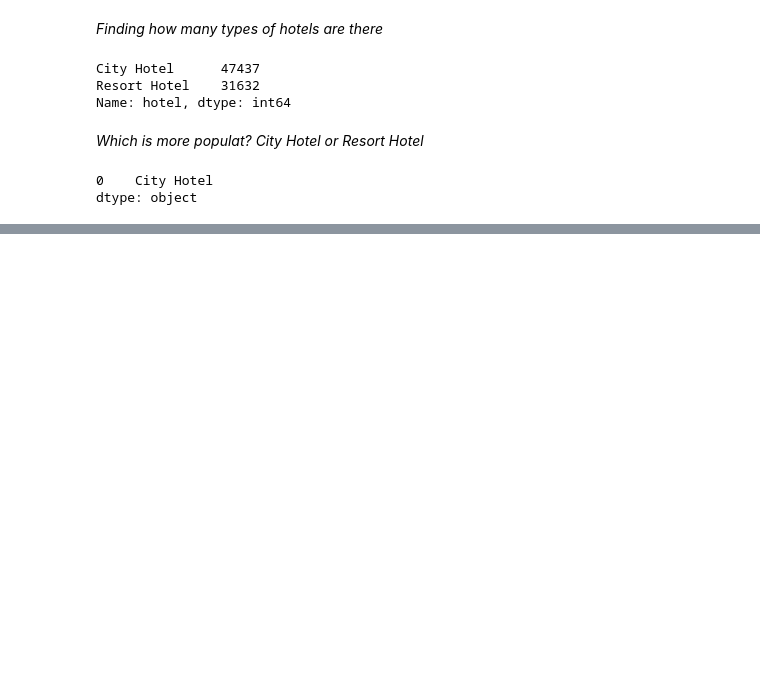
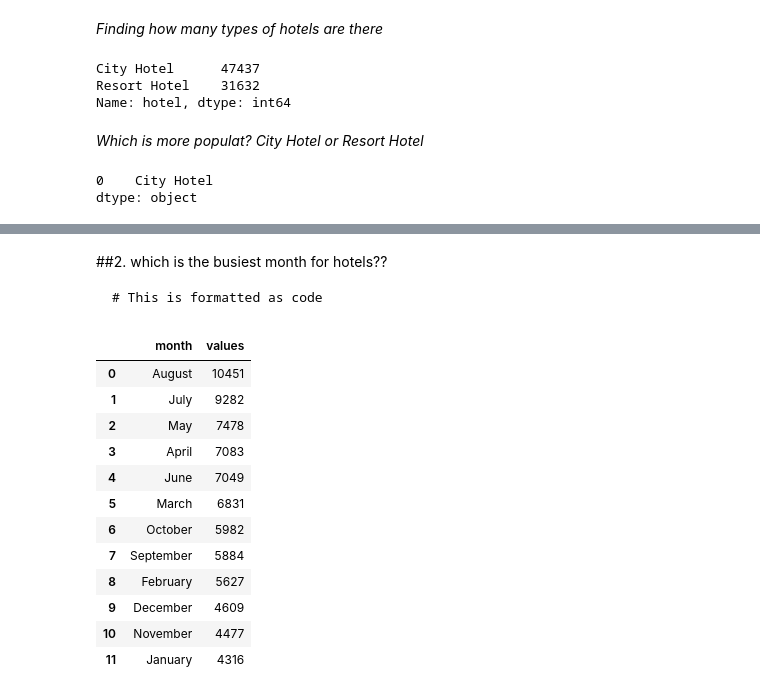
Before and after one commit to bindukovvada/Data-Science, a Jupyter notebook: Bindu_Hotel_Booking_Analysis_CapstoneProject.ipynb, the cells around one changed output, grey strips where cells are left out. Saved outputs shown, nothing was run; the diff lists cells and outputs as text; code cells hidden in the pictures; blank space fills up the shorter version.

````diff
--- a/Bindu_Hotel_Booking_Analysis_CapstoneProject.ipynb
+++ b/Bindu_Hotel_Booking_Analysis_CapstoneProject.ipynb
@@ -176,0 +201,24 @@ dtype: object
+# %% [markdown]
+##2. which is the busiest month for hotels??
+
+```
+# This is formatted as code
+```
+# %%
+Busiest_month = hotel_df['arrival_date_month'].value_counts().reset_index()
+Busiest_month.columns=['month','values']
+Busiest_month
+# %% [output]
+|  | month | values |
+| 0 | August | 10451 |
+| 1 | July | 9282 |
+| 2 | May | 7478 |
+| 3 | April | 7083 |
+| 4 | June | 7049 |
+| 5 | March | 6831 |
+| 6 | October | 5982 |
+| 7 | September | 5884 |
+| 8 | February | 5627 |
+| 9 | December | 4609 |
+| 10 | November | 4477 |
+| 11 | January | 4316 |
````
Also changed, not shown: parts of 20 cells of this notebook.
